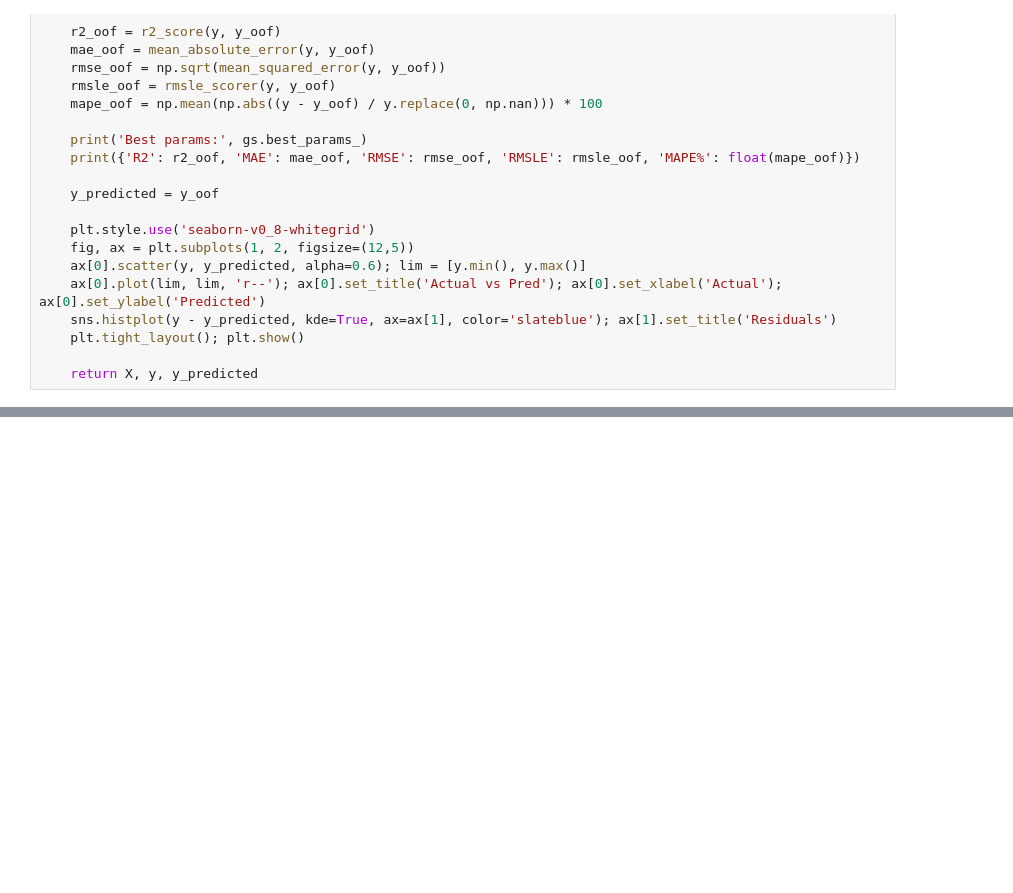
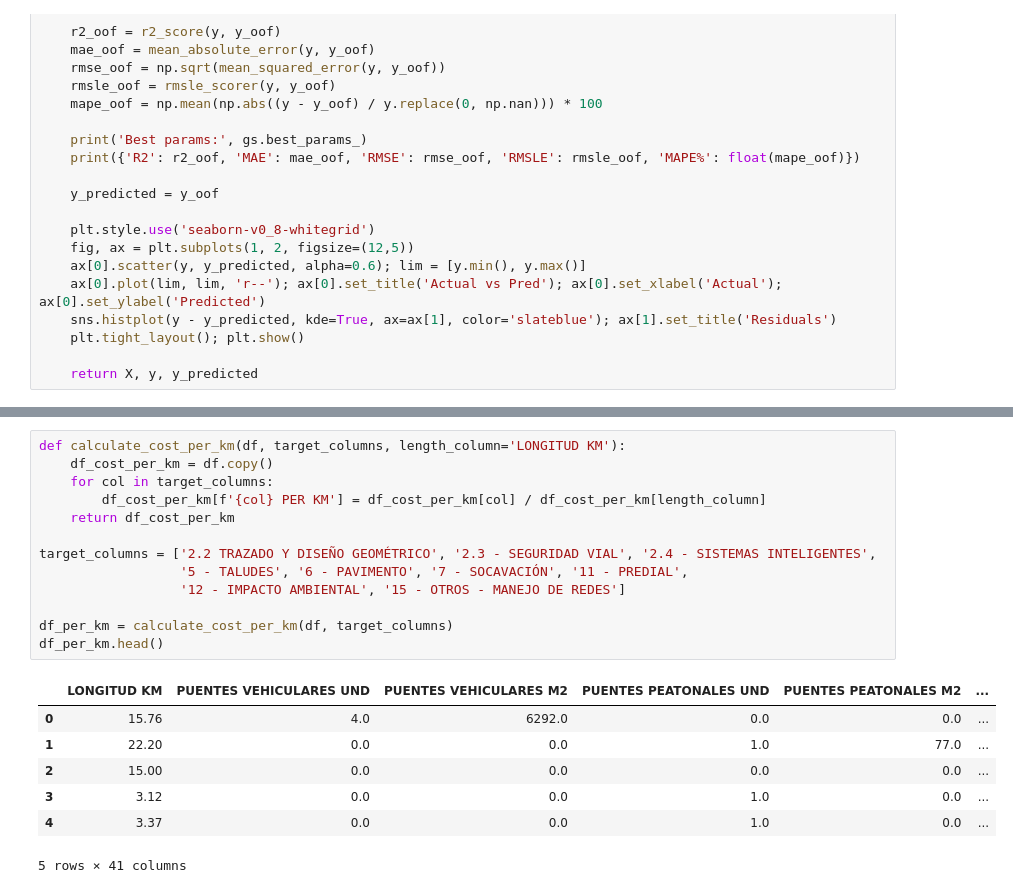
Before and after one commit to ForeroAlejandroGit/practicum, a Jupyter notebook: src/machine_learning.ipynb, the cells around one changed output, grey strips where cells are left out. Drawn from its saved outputs; the diff is of its cells as text; blank space fills up the shorter version.

```diff
--- a/src/machine_learning.ipynb
+++ b/src/machine_learning.ipynb
@@ -150,0 +138,21 @@ output.sort_values(by='difference', ascending=False)
+# %%
+def calculate_cost_per_km(df, target_columns, length_column='LONGITUD KM'):
+    df_cost_per_km = df.copy()
+    for col in target_columns:
+        df_cost_per_km[f'{col} PER KM'] = df_cost_per_km[col] / df_cost_per_km[length_column]
+    return df_cost_per_km
+
+target_columns = ['2.2 TRAZADO Y DISEÑO GEOMÉTRICO', '2.3 - SEGURIDAD VIAL', '2.4 - SISTEMAS INTELIGENTES',
+                  '5 - TALUDES', '6 - PAVIMENTO', '7 - SOCAVACIÓN', '11 - PREDIAL',
+                  '12 - IMPACTO AMBIENTAL', '15 - OTROS - MANEJO DE REDES']
+
+df_per_km = calculate_cost_per_km(df, target_columns)
+df_per_km.head()
+# %% [output]
+|  | LONGITUD KM | PUENTES VEHICULARES UND | PUENTES VEHICULARES M2 | PUENTES PEATONALES UND | PUENTES PEATONALES M2 | ... |
+| 0 | 15.76 | 4.0 | 6292.0 | 0.0 | 0.0 | ... |
+| 1 | 22.20 | 0.0 | 0.0 | 1.0 | 77.0 | ... |
+| 2 | 15.00 | 0.0 | 0.0 | 0.0 | 0.0 | ... |
+| 3 | 3.12 | 0.0 | 0.0 | 1.0 | 0.0 | ... |
+| 4 | 3.37 | 0.0 | 0.0 | 1.0 | 0.0 | ... |
+5 rows × 41 columns
```
Also changed, not shown: parts of 9 cells of this notebook.
